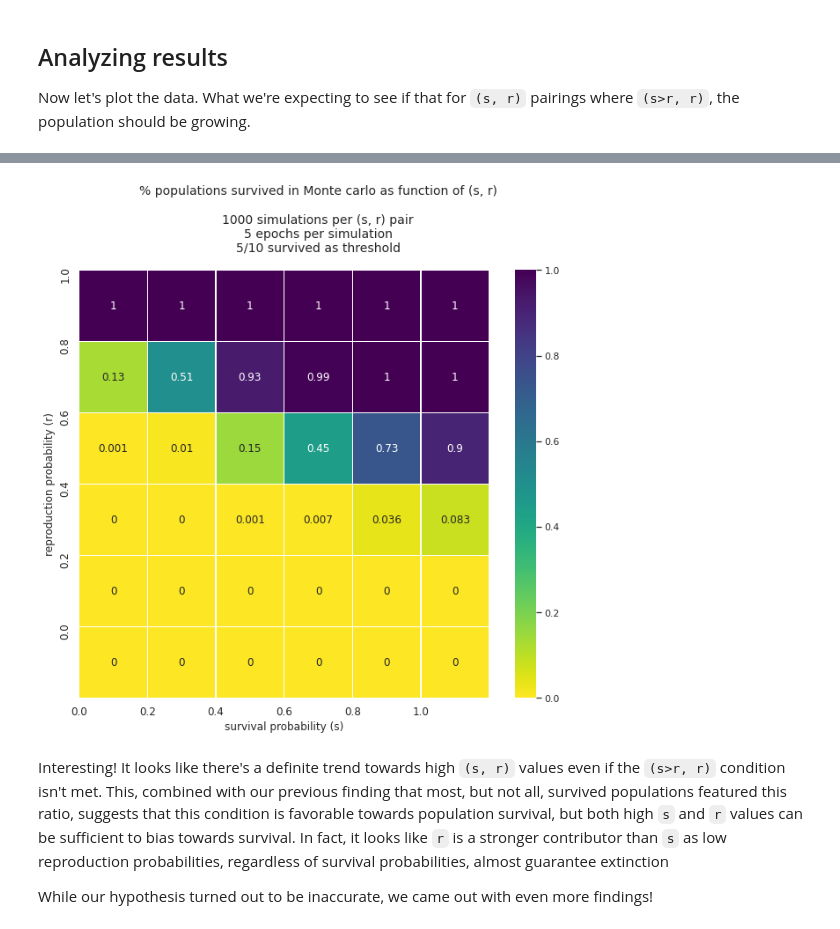
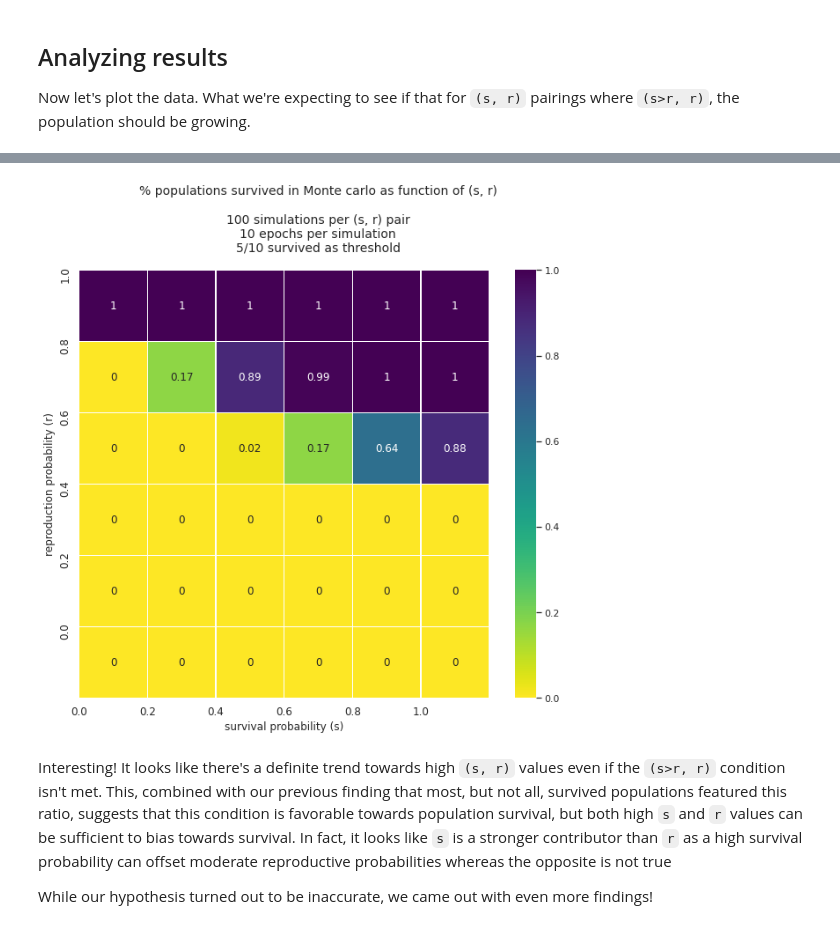
Before and after one commit to sansona/pyevo, a Jupyter notebook: examples/4. Population Growth and Statistics.ipynb, the cells around one changed output, grey strips where cells are left out. Saved outputs shown, nothing was run; the diff lists cells and outputs as text; code cells hidden in the pictures.

```diff
--- a/examples/4. Population Growth and Statistics.ipynb
+++ b/examples/4. Population Growth and Statistics.ipynb
@@ -153,8 +153,8 @@ print(s_r_pairings[:10])
 # %%
 #Setup conditions of the simulation
 n_starting_blobs = 10
-n_epochs = 5
-n_simulations_per_pairing = 1000
+n_epochs = 10
+n_simulations_per_pairing = 100
 survival_threshold = 5 #If the N remaining blobs after n_epochs is greater than this threshold, consider population stable. If below, consider it extinct
 
 pairing_success = {pair: [] for pair in s_r_pairings}
@@ -279,38 +284,34 @@ for s in s_values[::-1]:
     heatmap_coords.append(s_list)
 # %%
 hm_im = np.array(heatmap_coords)
-
-n_starting_blobs = 10
-n_epochs = 5
-n_simulations_per_pairing = 1000
 
 fig, ax = plt.subplots(figsize=(9,9))
 ax = sns.heatmap(hm_im, annot=True, linewidth=0.5, cmap="viridis_r")
 
 ax.set_xticks(np.arange(len(s_values)))
 ax.set_xticklabels(s_values)
 ax.set_xlabel('survival probability (s)')
 
 ax.set_yticks(np.arange(len(r_values)))
 ax.set_yticklabels(r_values[::-1])
 ax.set_ylabel('reproduction probability (r)')
 ax.grid(False)
 
 for item in ([ax.xaxis.label, ax.yaxis.label] +
              ax.get_xticklabels() + ax.get_yticklabels()):
     item.set_fontsize(12)
 
 
 fig.suptitle(f'% populations survived in Monte carlo as function of (s, r)\n\n'
              f'{n_simulations_per_pairing} simulations per (s, r) pair\n'
              f'{n_epochs} epochs per simulation\n'
              f'{survival_threshold}/{n_starting_blobs} survived as threshold',
             fontsize=14)
 plt.tight_layout()
 plt.show()
 # %% [output]
-[figure, old version]
+[figure, new version]
 # %% [markdown]
-Interesting! It looks like there's a definite trend towards high `(s, r)` values even if the `(s>r, r)` condition isn't met. This, combined with our previous finding that most, but not all, survived populations featured this ratio, suggests that this condition is favorable towards population survival, but both high `s` and `r` values can be sufficient to bias towards survival. In fact, it looks like `r` is a stronger contributor than `s` as low reproduction probabilities, regardless of survival probabilities, almost guarantee extinction
+Interesting! It looks like there's a definite trend towards high `(s, r)` values even if the `(s>r, r)` condition isn't met. This, combined with our previous finding that most, but not all, survived populations featured this ratio, suggests that this condition is favorable towards population survival, but both high `s` and `r` values can be sufficient to bias towards survival. In fact, it looks like `s` is a stronger contributor than `r` as a high survival probability can offset moderate reproductive probabilities whereas the opposite is not true
 
 While our hypothesis turned out to be inaccurate, we came out with even more findings!
```
Also changed, not shown: parts of 12 cells of this notebook.
